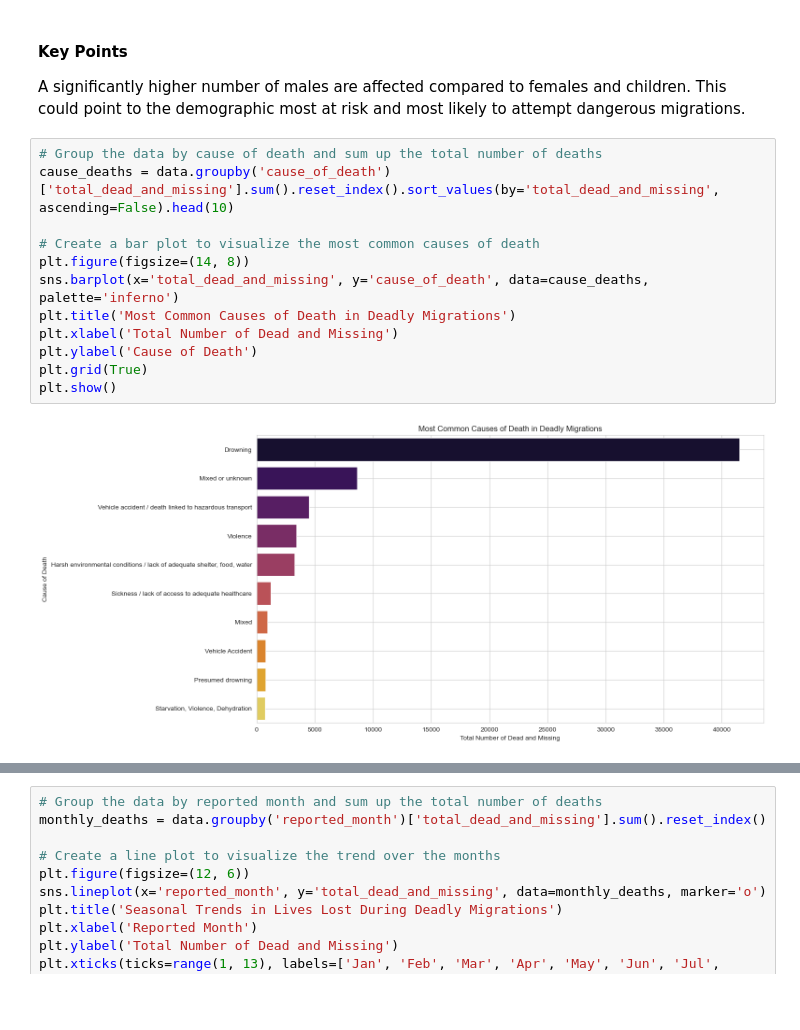
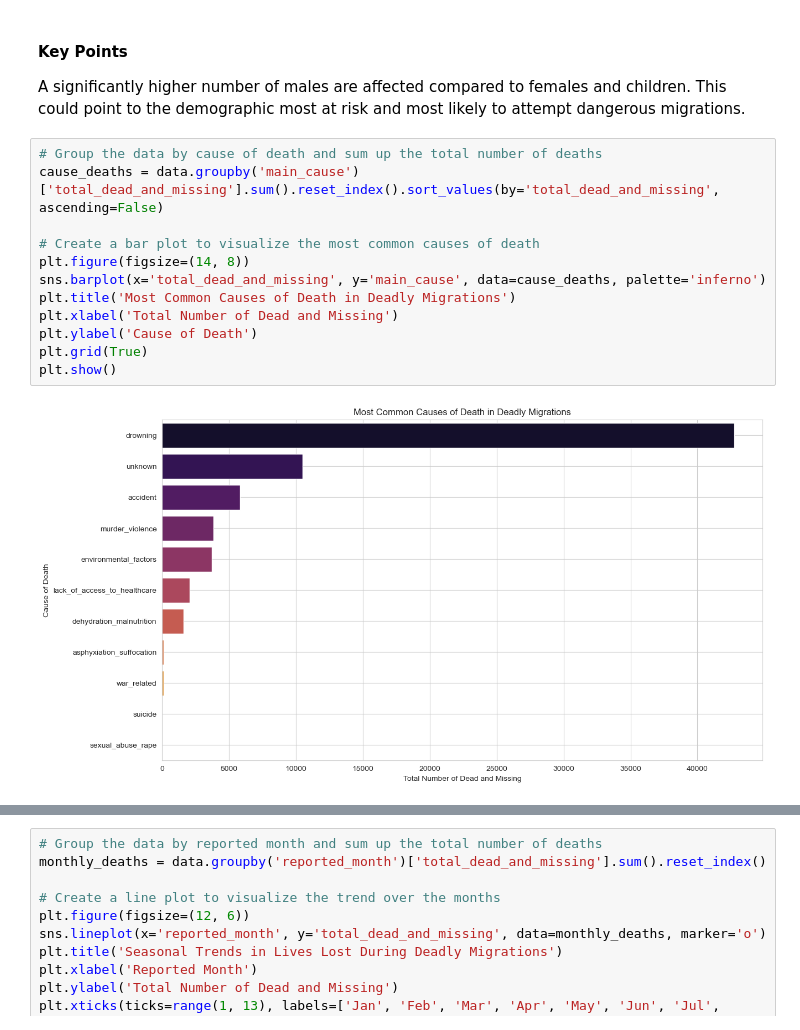
Before and after one commit to lilitrdavidyan/missing_migrants, a Jupyter notebook: missing_migrants_ hypothesis_testing.ipynb, the cells around one changed output, grey strips where cells are left out. Cells and saved outputs as stored; diff of their text form; blank space fills up the shorter version.

```diff
--- a/missing_migrants_ hypothesis_testing.ipynb
+++ b/missing_migrants_ hypothesis_testing.ipynb
@@ -350,15 +350,15 @@ A significantly higher number of males are affected compared to females and chil
 This could point to the demographic most at risk and most likely to attempt dangerous migrations.
 # %%
 # Group the data by cause of death and sum up the total number of deaths
-cause_deaths = data.groupby('cause_of_death')['total_dead_and_missing'].sum().reset_index().sort_values(by='total_dead_and_missing', ascending=False).head(10)
+cause_deaths = data.groupby('main_cause')['total_dead_and_missing'].sum().reset_index().sort_values(by='total_dead_and_missing', ascending=False)
 
 # Create a bar plot to visualize the most common causes of death
 plt.figure(figsize=(14, 8))
-sns.barplot(x='total_dead_and_missing', y='cause_of_death', data=cause_deaths, palette='inferno')
+sns.barplot(x='total_dead_and_missing', y='main_cause', data=cause_deaths, palette='inferno')
 plt.title('Most Common Causes of Death in Deadly Migrations')
 plt.xlabel('Total Number of Dead and Missing')
 plt.ylabel('Cause of Death')
 plt.grid(True)
 plt.show()
 # %% [output]
-[figure, old version]
+[figure, new version]
```
Also changed, not shown: parts of 2 cells of this notebook, 41 other files.
